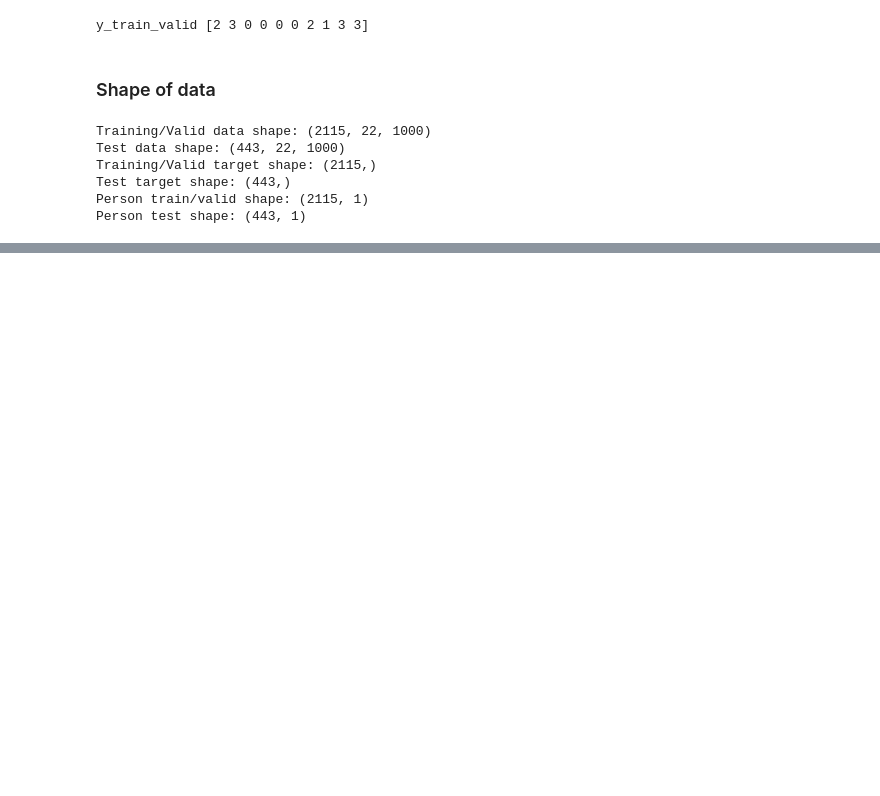
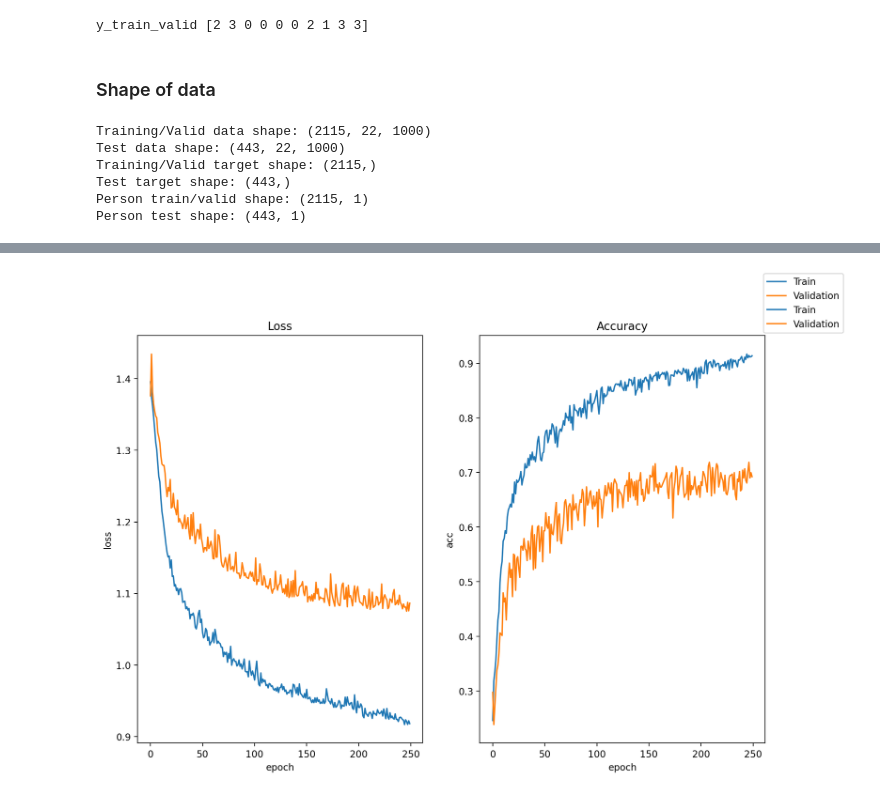
Before and after one commit to RX-0-95/EEG_Classification, a Jupyter notebook: EEG_loading.ipynb, the cells around one changed output, grey strips where cells are left out. Saved outputs shown, nothing was run; the diff lists cells and outputs as text; code cells hidden in the pictures; blank space fills up the shorter version.

```diff
--- a/EEG_loading.ipynb
+++ b/EEG_loading.ipynb
@@ -75,0 +80,17 @@ train(model, options, loss_fn,
+# %%
+import matplotlib.pyplot as plt
+fig,(ax1,ax2) = plt.subplots(1,2)
+ax1.plot(logs['train_loss'],label='Train')
+ax1.plot(logs['val_loss'],label = 'Validation')
+ax1.set_title('Loss')
+ax1.set_xlabel('epoch')
+ax1.set_ylabel('loss')
+ax2.plot(logs['train_acc'],label = 'Train')
+ax2.plot(logs['val_acc'],label = 'Validation')
+ax2.set_title('Accuracy')
+ax2.set_xlabel('epoch')
+ax2.set_ylabel('acc')
+fig.legend()
+plt.show()
+# %% [output]
+[figure, added]
```
Also changed, not shown: parts of 3 cells of this notebook, 4 other files.
